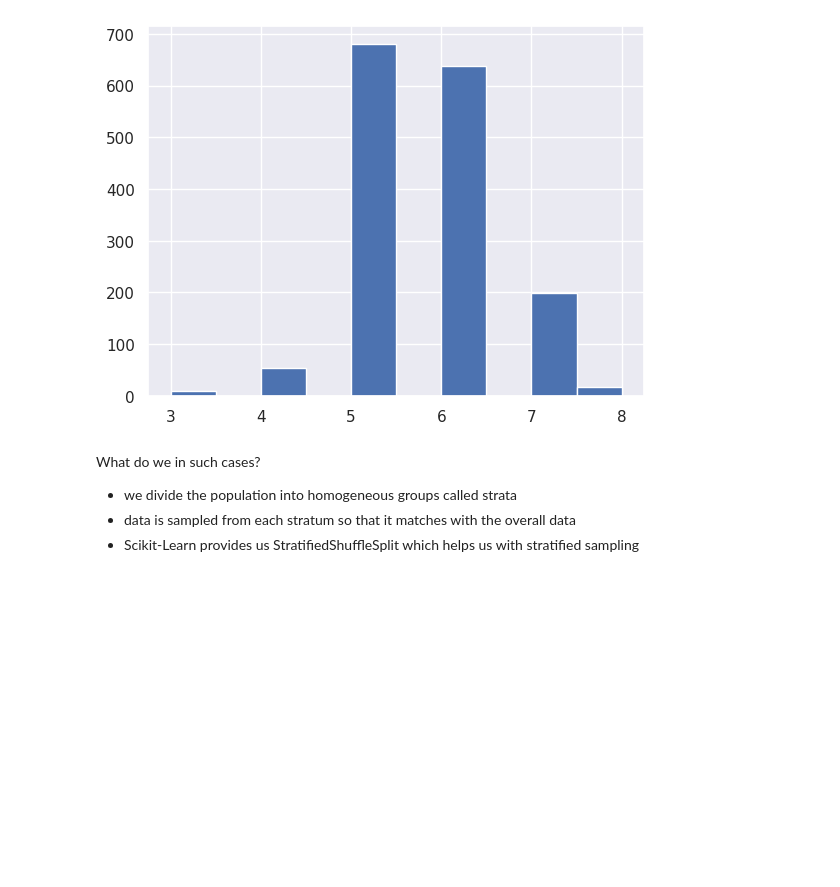
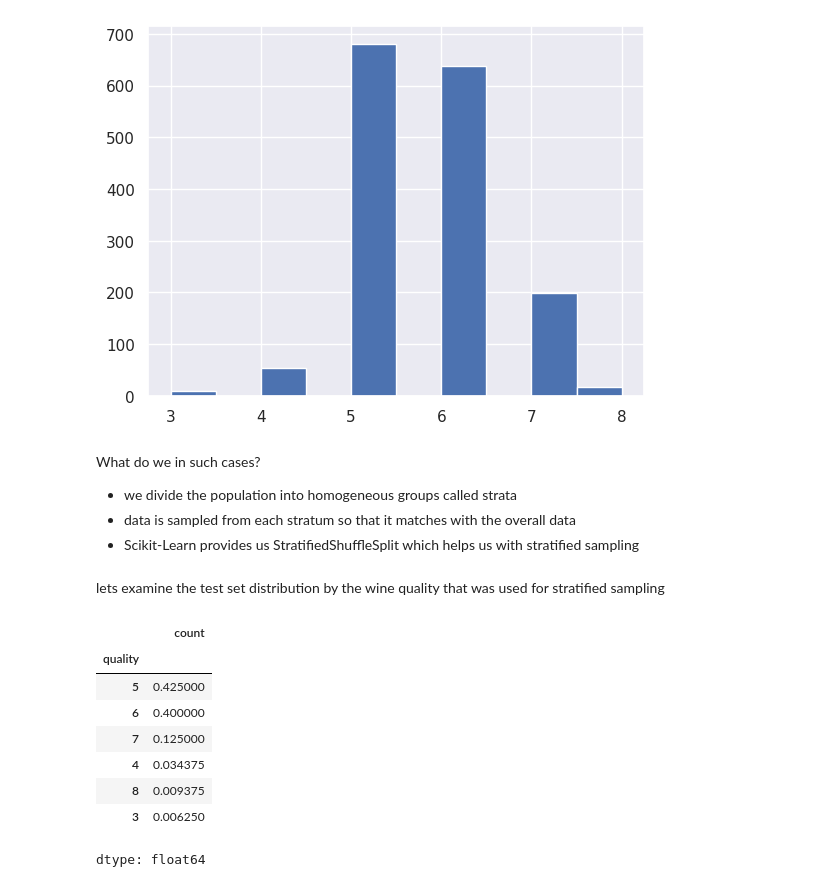
Before and after one commit to arjunpvm/mlp, a Jupyter notebook: notes/week1/lecture1.ipynb, the cells around one changed output. Cells and saved outputs as stored; diff of their text form; code cells hidden in the pictures; blank space fills up the shorter version.

```diff
--- a/notes/week1/Week1.ipynb
+++ b/notes/week1/lecture1.ipynb
@@ -222,0 +242,15 @@ What do we in such cases?
+# %% [markdown]
+lets examine the test set distribution by the wine quality that was used for stratified sampling
+# %%
+strat_dist = strat_test_set["quality"].value_counts()/len(strat_test_set)
+strat_dist
+# %% [output]
+|  | count |
+| quality |  |
+| 5 | 0.425000 |
+| 6 | 0.400000 |
+| 7 | 0.125000 |
+| 4 | 0.034375 |
+| 8 | 0.009375 |
+| 3 | 0.006250 |
+dtype: float64
```
Also changed, not shown: parts of 6 cells of this notebook, 1 other file.
